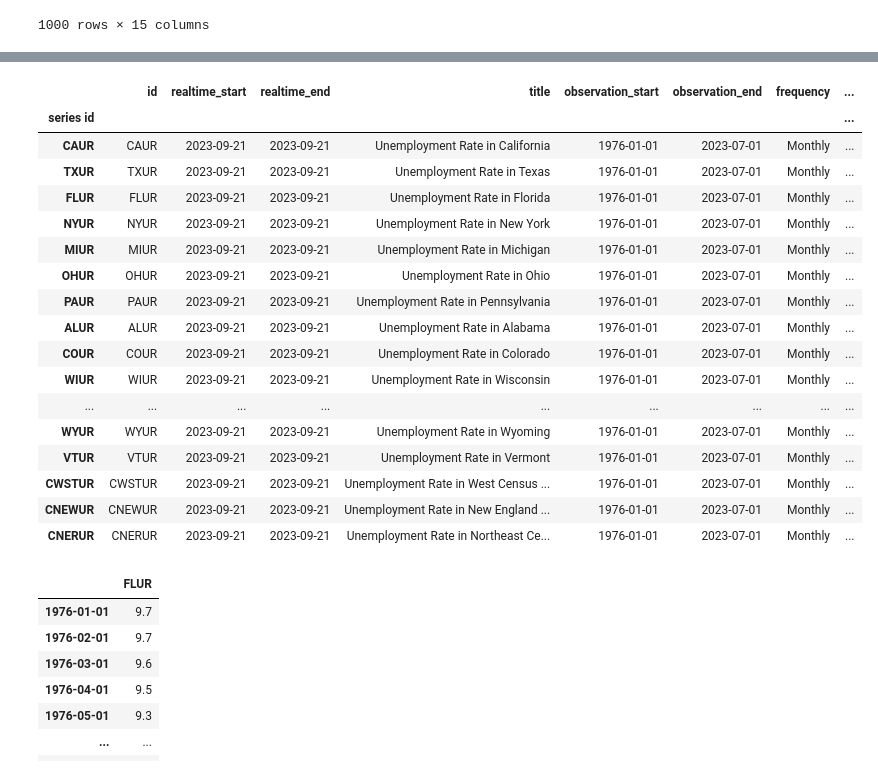
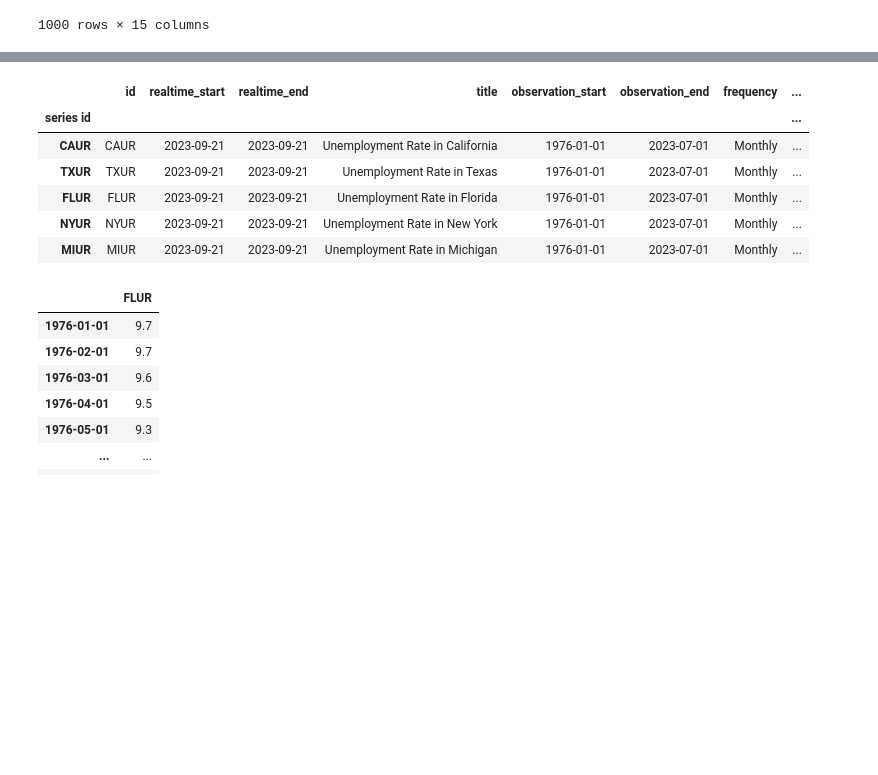
Before and after one commit to MardisTech/Pandas_FRED, a Jupyter notebook: Untitled-1.ipynb, the cells around one changed output, grey strips where cells are left out. Drawn from its saved outputs; the diff is of its cells as text; code cells hidden in the pictures; blank space fills up the shorter version.

```diff
--- a/Untitled-1.ipynb
+++ b/Untitled-1.ipynb
@@ -118,26 +118,15 @@ unemp_df = unemp_df.query('seasonal_adjustment == "Seasonally Adjusted" and unit
 #continue filtering title column for 'unemployment rate'
 unemp_df = unemp_df.loc[unemp_df['title'].str.contains('Unemployment Rate in')]
 # %%
-unemp_df
+unemp_df.head()
 # %% [output]
 |  | id | realtime_start | realtime_end | title | observation_start | observation_end | frequency | ... |
 | series id |  |  |  |  |  |  |  | ... |
 | CAUR | CAUR | 2023-09-21 | 2023-09-21 | Unemployment Rate in California | 1976-01-01 | 2023-07-01 | Monthly | ... |
 | TXUR | TXUR | 2023-09-21 | 2023-09-21 | Unemployment Rate in Texas | 1976-01-01 | 2023-07-01 | Monthly | ... |
 | FLUR | FLUR | 2023-09-21 | 2023-09-21 | Unemployment Rate in Florida | 1976-01-01 | 2023-07-01 | Monthly | ... |
 | NYUR | NYUR | 2023-09-21 | 2023-09-21 | Unemployment Rate in New York | 1976-01-01 | 2023-07-01 | Monthly | ... |
 | MIUR | MIUR | 2023-09-21 | 2023-09-21 | Unemployment Rate in Michigan | 1976-01-01 | 2023-07-01 | Monthly | ... |
-| OHUR | OHUR | 2023-09-21 | 2023-09-21 | Unemployment Rate in Ohio | 1976-01-01 | 2023-07-01 | Monthly | ... |
-| PAUR | PAUR | 2023-09-21 | 2023-09-21 | Unemployment Rate in Pennsylvania | 1976-01-01 | 2023-07-01 | Monthly | ... |
-| ALUR | ALUR | 2023-09-21 | 2023-09-21 | Unemployment Rate in Alabama | 1976-01-01 | 2023-07-01 | Monthly | ... |
-| COUR | COUR | 2023-09-21 | 2023-09-21 | Unemployment Rate in Colorado | 1976-01-01 | 2023-07-01 | Monthly | ... |
-| WIUR | WIUR | 2023-09-21 | 2023-09-21 | Unemployment Rate in Wisconsin | 1976-01-01 | 2023-07-01 | Monthly | ... |
-| ... | ... | ... | ... | ... | ... | ... | ... | ... |
-| WYUR | WYUR | 2023-09-21 | 2023-09-21 | Unemployment Rate in Wyoming | 1976-01-01 | 2023-07-01 | Monthly | ... |
-| VTUR | VTUR | 2023-09-21 | 2023-09-21 | Unemployment Rate in Vermont | 1976-01-01 | 2023-07-01 | Monthly | ... |
-| CWSTUR | CWSTUR | 2023-09-21 | 2023-09-21 | Unemployment Rate in West Census ... | 1976-01-01 | 2023-07-01 | Monthly | ... |
-| CNEWUR | CNEWUR | 2023-09-21 | 2023-09-21 | Unemployment Rate in New England ... | 1976-01-01 | 2023-07-01 | Monthly | ... |
-| CNERUR | CNERUR | 2023-09-21 | 2023-09-21 | Unemployment Rate in Northeast Ce... | 1976-01-01 | 2023-07-01 | Monthly | ... |
 # %%
 
 all_results = []
```
Also changed, not shown: parts of 3 cells of this notebook.
